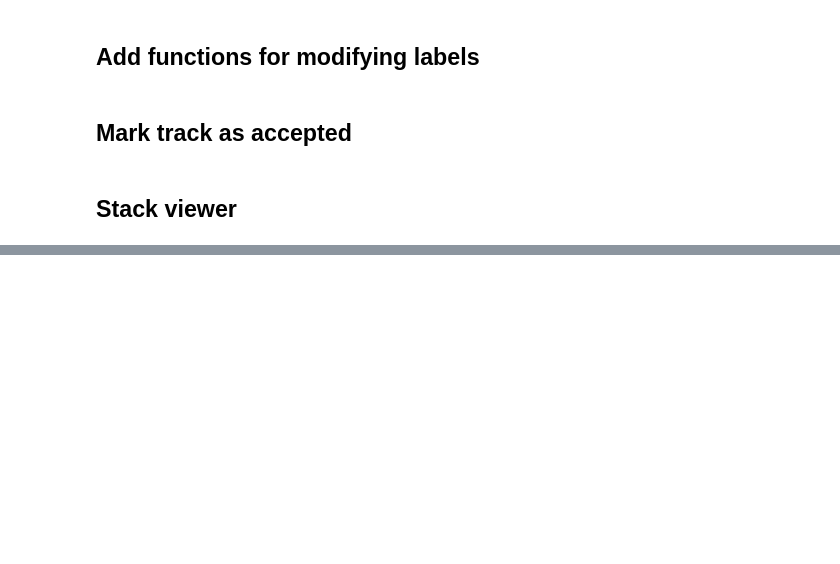
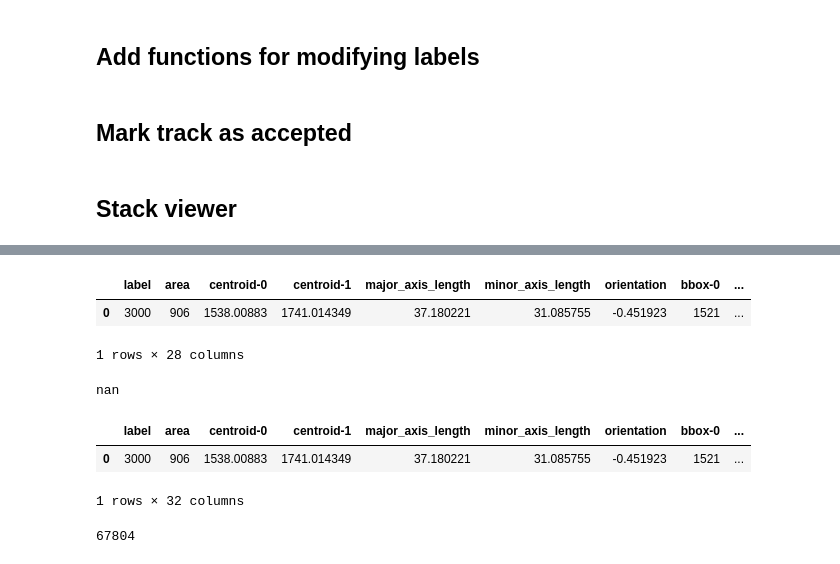
Before and after one commit to fjorka/napari_manual_corrections, a Jupyter notebook: 210618_manual_tracking_correction_v2.ipynb, the cells around one changed output, grey strips where cells are left out. Cells and saved outputs as stored; diff of their text form; code cells hidden in the pictures; blank space fills up the shorter version.

```diff
--- a/210618_manual_tracking_correction_v2.ipynb
+++ b/210618_manual_tracking_correction_v2.ipynb
@@ -167,2 +143,0 @@ a[a>2][0]
-# %%
-viewer,cellDataAll = my_napari.cut_track(viewer,cellDataAll)
@@ -384,0 +380,33 @@ WARNING: QMainWindow::saveState(): 'objectName' not set for QDockWidget 0x221d61
+# %%
+# check which cell it is
+myLabel = list(cellData['label'])[0]
+
+# put nucleus and ring data together
+cellData = pd.merge(cellData,ringData,how='inner',on='label',suffixes=('_nuc', '_ring'))
+
+# modify names
+myNames = list(cellData.columns)
+myNames[2] = 'centroid-0'
+myNames[3] = 'centroid-1'
+cellData.columns = myNames
+
+# add aditional info
+cellData['t'] = myT
+cellData['track_id'] = myLabel
+# %%
+# collect information about this label and this time point to calculate
+info_track = cellDataAll.loc[:,['track_id','parent','root','generation','accepted']].drop_duplicates()
+info_frame = cellDataAll.loc[cellDataAll.t==myT,['t','background_01','background_02','background_03','background_04']].drop_duplicates()
+
+# merge it to the data of this frame
+cellData = cellData.merge(info_track,on='track_id',how='left')
+# %%
+cellData
+# %% [output]
+|  | label | area | centroid-0 | centroid-1 | major_axis_length | minor_axis_length | orientation | bbox-0 | ... |
+| 0 | 3000 | 906 | 1538.00883 | 1741.014349 | 37.180221 | 31.085755 | -0.451923 | 1521 | ... |
+1 rows × 28 columns
+# %%
+cellData.loc[0,'parent']
+# %% [output]
+nan
@@ -384,0 +421,6 @@ WARNING: QMainWindow::saveState(): 'objectName' not set for QDockWidget 0x221d61
+# %%
+cellData
+# %% [output]
+|  | label | area | centroid-0 | centroid-1 | major_axis_length | minor_axis_length | orientation | bbox-0 | ... |
+| 0 | 3000 | 906 | 1538.00883 | 1741.014349 | 37.180221 | 31.085755 | -0.451923 | 1521 | ... |
+1 rows × 32 columns
@@ -384,0 +440,4 @@ WARNING: QMainWindow::saveState(): 'objectName' not set for QDockWidget 0x221d61
+# %%
+len(cellDataAll.t==myT)
+# %% [output]
+67804
```
Also changed, not shown: parts of 39 cells of this notebook, 1 other file.
